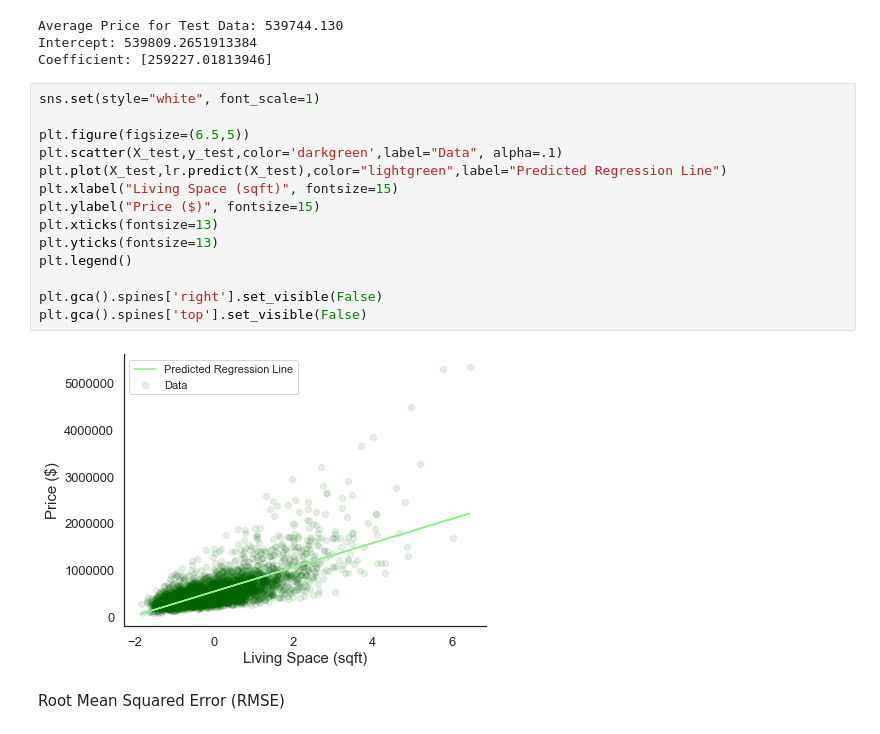
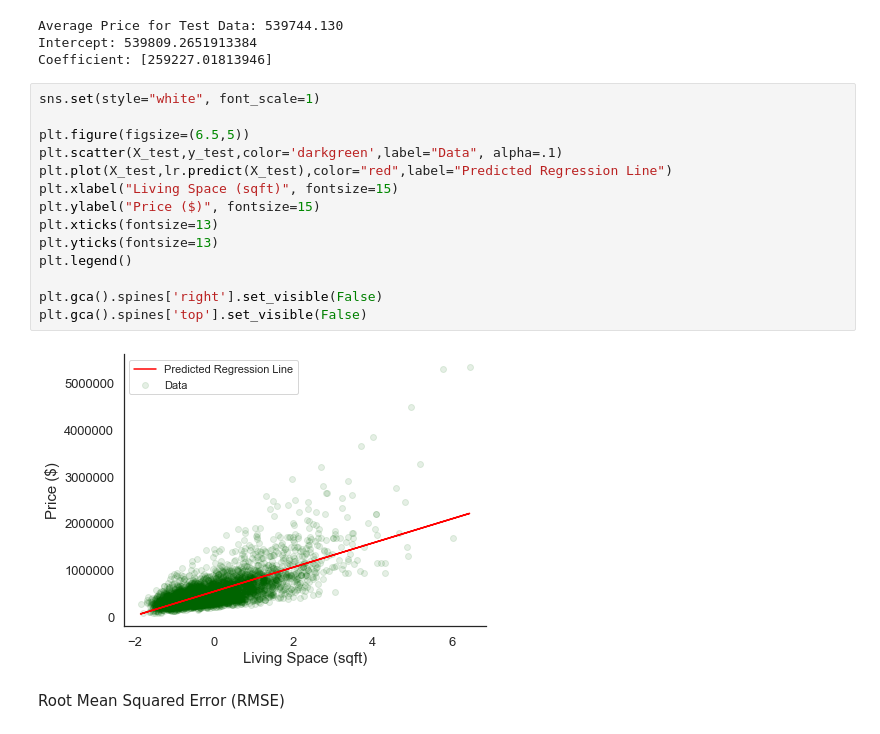
Before and after one commit to AnastasiaChernikova/Machine-Learning, a Jupyter notebook: Induvidual.ipynb, the cells around one changed output. Cells and saved outputs as stored; diff of their text form.

```diff
--- a/Induvidual.ipynb
+++ b/Induvidual.ipynb
@@ -373,19 +370,19 @@ Coefficient: [259227.01813946]
 # %%
 sns.set(style="white", font_scale=1)
 
 plt.figure(figsize=(6.5,5))
 plt.scatter(X_test,y_test,color='darkgreen',label="Data", alpha=.1)
-plt.plot(X_test,lr.predict(X_test),color="lightgreen",label="Predicted Regression Line")
+plt.plot(X_test,lr.predict(X_test),color="red",label="Predicted Regression Line")
 plt.xlabel("Living Space (sqft)", fontsize=15)
 plt.ylabel("Price ($)", fontsize=15)
 plt.xticks(fontsize=13)
 plt.yticks(fontsize=13)
 plt.legend()
 
 plt.gca().spines['right'].set_visible(False)
 plt.gca().spines['top'].set_visible(False)
 # %% [output]
-[figure, old version]
+[figure, new version]
 # %% [markdown]
 Root Mean Squared Error (RMSE)
 # %%
```
Also changed, not shown: parts of 2 cells of this notebook.
